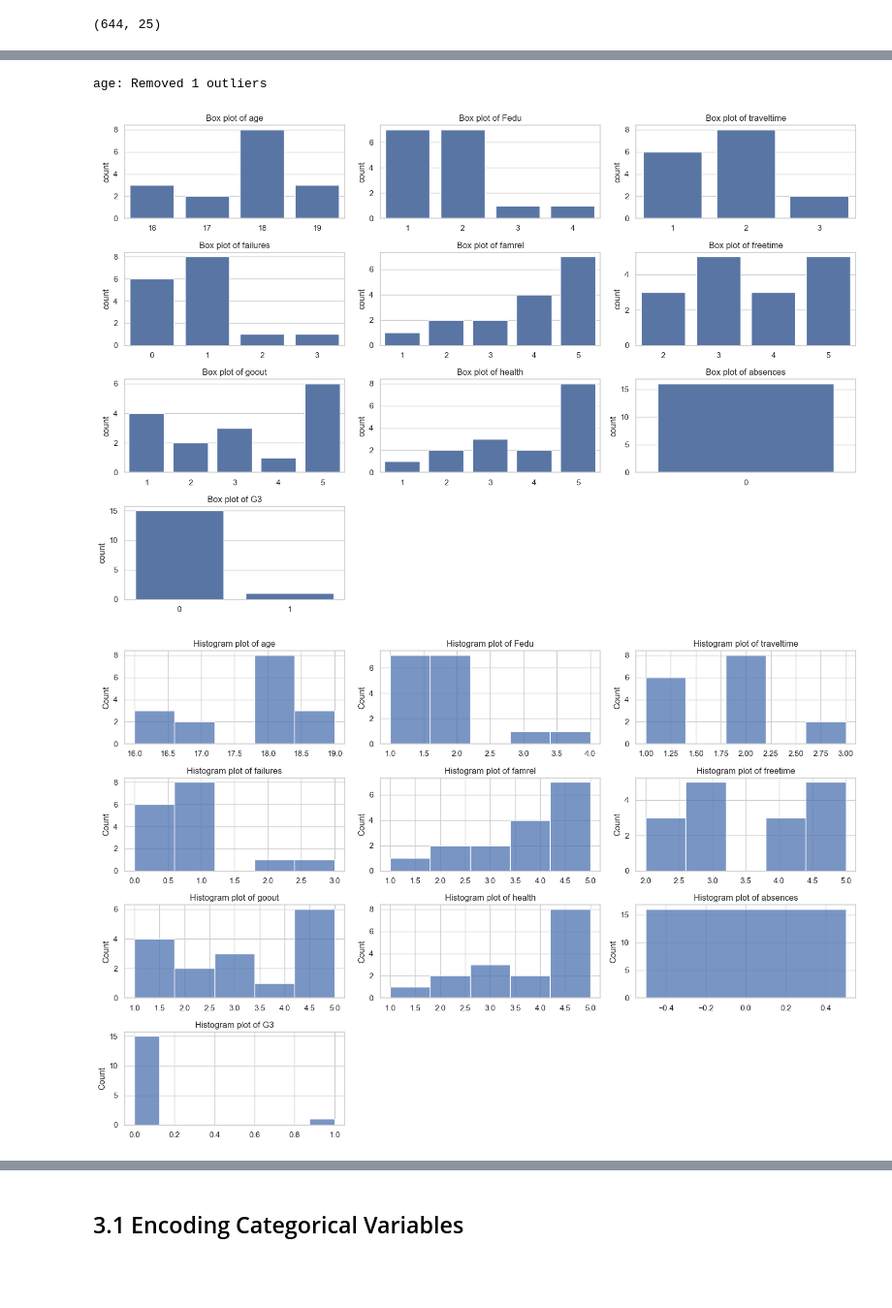
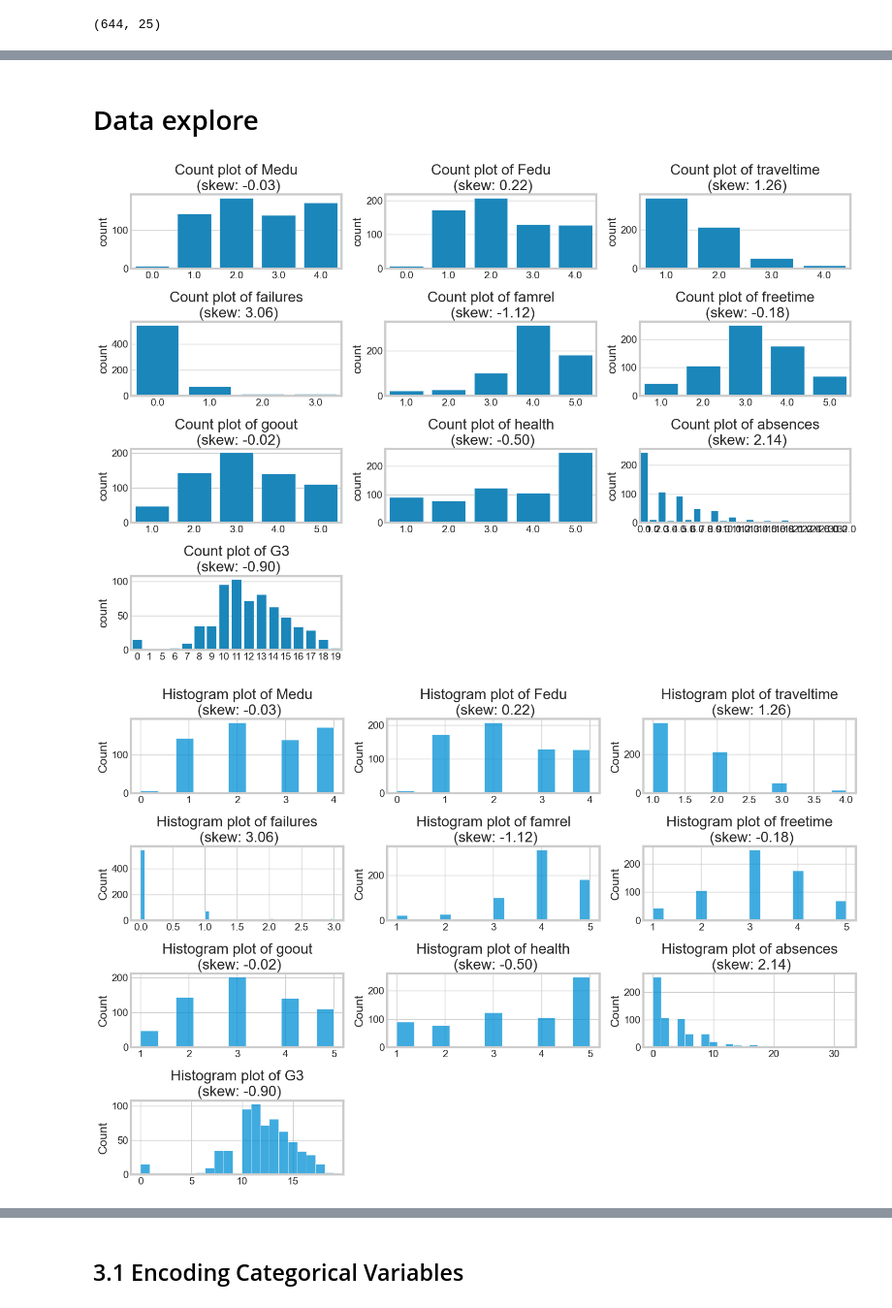
Before and after one commit to Cullen179/PDS---Test-Prep, a Jupyter notebook: test-template.ipynb, the cells around one changed output, grey strips where cells are left out. Shown at 97% size. Saved outputs shown, nothing was run; the diff lists cells and outputs as text; code cells hidden in the pictures; blank space fills up the shorter version.

```diff
--- a/test-template.ipynb
+++ b/test-template.ipynb
@@ -36,6 +36,7 @@ from sklearn.model_selection import (
     StratifiedKFold,
     cross_val_score,
 )
+from sklearn.model_selection import RandomizedSearchCV
 
 # Sklearn - Classification Models
 from sklearn.linear_model import LogisticRegression
@@ -45,7 +46,10 @@ from sklearn.tree import DecisionTreeClassifier
 from sklearn.ensemble import RandomForestClassifier
 
 from sklearn.linear_model import LinearRegression
-
+from sklearn.linear_model import Lasso
+from sklearn.linear_model import Ridge
+from random import randint
+from sklearn.ensemble import RandomForestRegressor
 
 # Sklearn - Metrics
 from sklearn.metrics import (
@@ -72,6 +76,7 @@ pd.set_option("display.max_columns", None)
 pd.set_option("display.width", None)
 np.random.seed(42)
 
+sns.set_style("whitegrid")
 # Define the data file path
 DATA_PATH = "student-data-25s3.csv"
 TARGET = "G3"  # Define the target variable
@@ -335,4 +340,4 @@ def remove_domain_violations(df, col, valid_mask):
     # return df
 # %%
 # Remove domain validation
-df = remove_domain_violations(df, "G3", (df["G3"] >= 0) & (df["G3"] <= 5))
+# df = remove_domain_violations(df, "G3", (df["G3"] >= 0) & (df["G3"] <= 5))
@@ -354,10 +364,15 @@ df[string_cols].head()
 # df['date'] = pd.to_datetime(df['date'])
 # convert to categorical or ordinal as needed
 
+# Replace values as needed
+# df.replace(
+#   {},
+#   inplace=True
+# )
 
-df['age'] = df['age'].astype(int)
-df['Medu'] = pd.Categorical(df['Medu'], ordered=True)
-df['school'] = pd.Categorical(df['school'])
+# df['age'] = df['age'].astype(int)
+# df['Medu'] = pd.Categorical(df['Medu'], ordered=True)
+# df['school'] = pd.Categorical(df['school'])
 
 df.dtypes
 # %% [output]
@@ -417,28 +414,29 @@ def remove_outliers_iqr(df, col):
         print(f"{col}: Removed {len(outlier_indices)} outliers")
     return df[~outlier_mask]
 # %%
-df = remove_outliers_iqr(df, "age")
+# df = remove_outliers_iqr(df, "age")
-# %% [output]
-age: Removed 1 outliers
+# %% [markdown]
+# Data explore
 # %%
 # display all count plots
 _, subs = plt.subplots(
     math.ceil(len(df.select_dtypes(include=np.number).columns) / 3), 3, figsize=(15, 10)
 )
 
 for i, col in enumerate(df.select_dtypes(include=np.number).columns):
+    skew = df[col].skew()
     sns.countplot(x=df[col], ax=subs[i // 3, i % 3])
-    subs[i // 3, i % 3].set_title(f"Count plot of {col}")
+    subs[i // 3, i % 3].set_title(f"Count plot of {col}\n (skew: {skew:.2f})")
     subs[i // 3, i % 3].set_xlabel("")
 
 # Hide empty subplots
 for j in range(len(df.select_dtypes(include=np.number).columns), len(subs.flatten())):
     subs[j // 3, j % 3].axis("off")
 
 plt.tight_layout()
 plt.show()
 # %% [output]
-[figure, old version]
+[figure, new version]
 # %%
 # display all histogram plots
 _, subs = plt.subplots(
@@ -447,7 +445,8 @@ _, subs = plt.subplots(
 
 for i, col in enumerate(df.select_dtypes(include=np.number).columns):
     sns.histplot(x=df[col], ax=subs[i // 3, i % 3])
-    subs[i // 3, i % 3].set_title(f"Histogram plot of {col}")
+    skew = df[col].skew()
+    subs[i // 3, i % 3].set_title(f"Histogram plot of {col}" f"\n (skew: {skew:.2f})")
     subs[i // 3, i % 3].set_xlabel("")
 
 # Hide empty subplots
@@ -457,4 +456,4 @@ for j in range(len(df.select_dtypes(include=np.number).columns), len(subs.flatte
 plt.tight_layout()
 plt.show()
 # %% [output]
-[figure, old version]
+[figure, new version]
```
Also changed, not shown: parts of 41 cells of this notebook, 2 other files.
